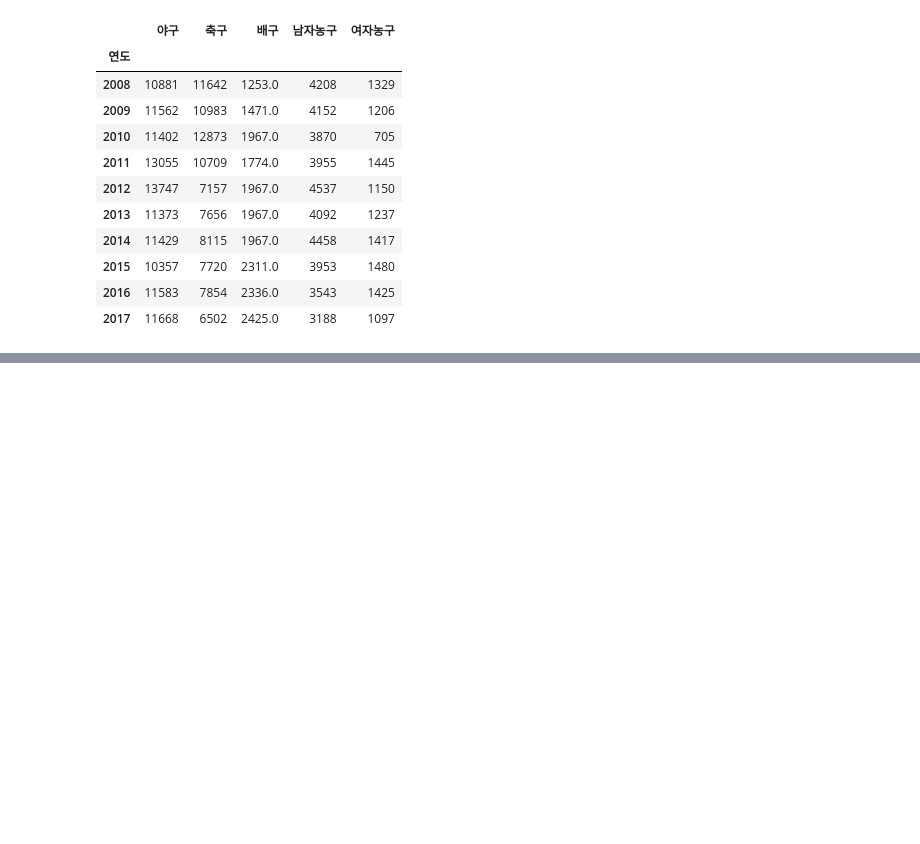
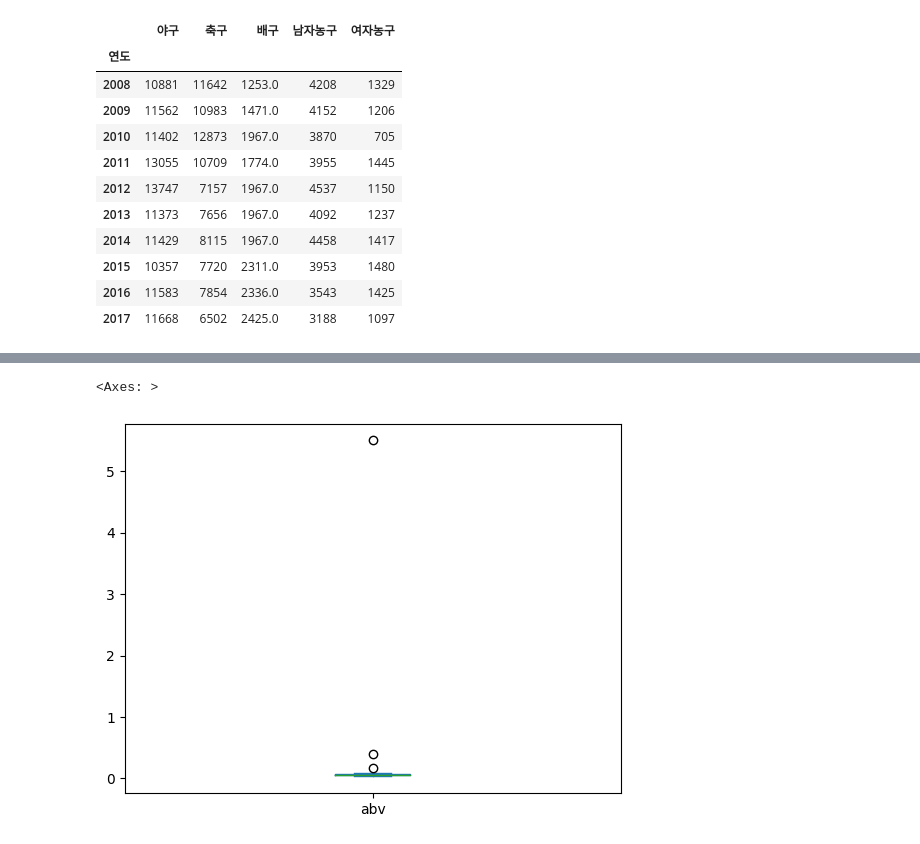
Before and after one commit to KHB2937/Python_ML_DL, a Jupyter notebook: 완결성.ipynb, the cells around one changed output, grey strips where cells are left out. Saved outputs shown, nothing was run; the diff lists cells and outputs as text; code cells hidden in the pictures; blank space fills up the shorter version.

```diff
--- a/완결성.ipynb
+++ b/완결성.ipynb
@@ -123,0 +232,3 @@ df.fillna(df.median()) #이건 중간값으로 대체
+# %%
+df = pd.read_csv('/content/beer.csv', index_col=0)
+df.head()
@@ -123,0 +242,5 @@ df.fillna(df.median()) #이건 중간값으로 대체
+# %%
+df.plot(kind='box', y='abv')
+# %% [output]
+<Axes: >
+[figure, added]
```
Also changed, not shown: parts of 30 cells of this notebook.
